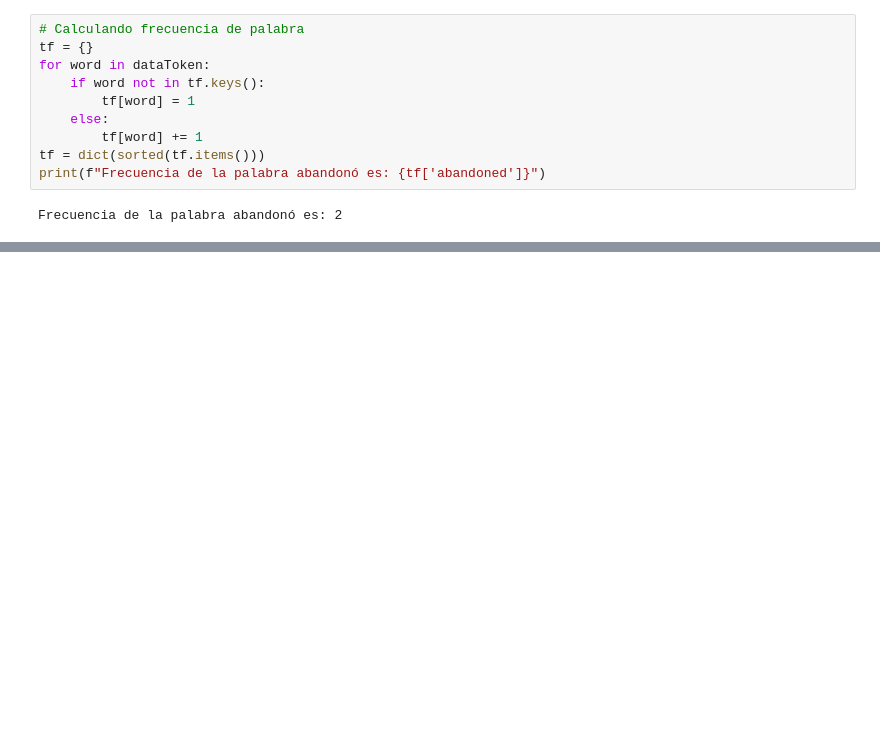
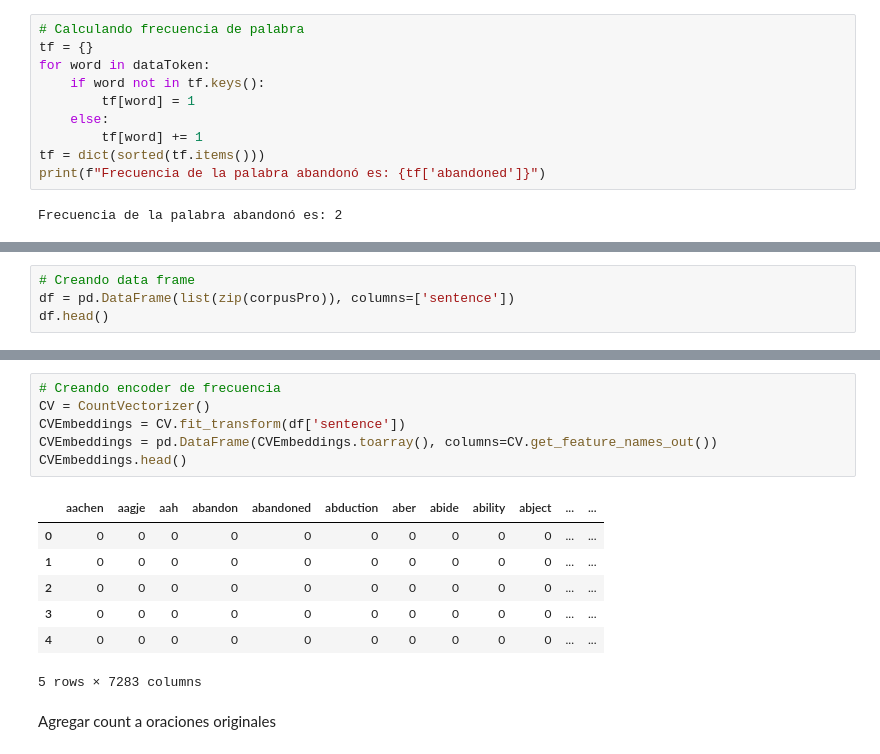
Before and after one commit to j220493/Word-Embedding, a Jupyter notebook: main.ipynb, the cells around one changed output, grey strips where cells are left out. Saved outputs shown, nothing was run; the diff lists cells and outputs as text; blank space fills up the shorter version.

Commit message:
Se crea embedding de count vectorizer

```diff
--- a/main.ipynb
+++ b/main.ipynb
@@ -189,0 +199,4 @@ matrixz por documento
+# %%
+# Creando data frame
+df = pd.DataFrame(list(zip(corpusPro)), columns=['sentence'])
+df.head()
@@ -189,0 +210,16 @@ matrixz por documento
+# %%
+# Creando encoder de frecuencia
+CV = CountVectorizer()
+CVEmbeddings = CV.fit_transform(df['sentence'])
+CVEmbeddings = pd.DataFrame(CVEmbeddings.toarray(), columns=CV.get_feature_names_out())
+CVEmbeddings.head()
+# %% [output]
+|  | aachen | aagje | aah | abandon | abandoned | abduction | aber | abide | ability | abject | ... | ... |
+| 0 | 0 | 0 | 0 | 0 | 0 | 0 | 0 | 0 | 0 | 0 | ... | ... |
+| 1 | 0 | 0 | 0 | 0 | 0 | 0 | 0 | 0 | 0 | 0 | ... | ... |
+| 2 | 0 | 0 | 0 | 0 | 0 | 0 | 0 | 0 | 0 | 0 | ... | ... |
+| 3 | 0 | 0 | 0 | 0 | 0 | 0 | 0 | 0 | 0 | 0 | ... | ... |
+| 4 | 0 | 0 | 0 | 0 | 0 | 0 | 0 | 0 | 0 | 0 | ... | ... |
+5 rows × 7283 columns
+# %% [markdown]
+Agregar count a oraciones originales
```
Also changed, not shown: parts of 3 cells of this notebook.
